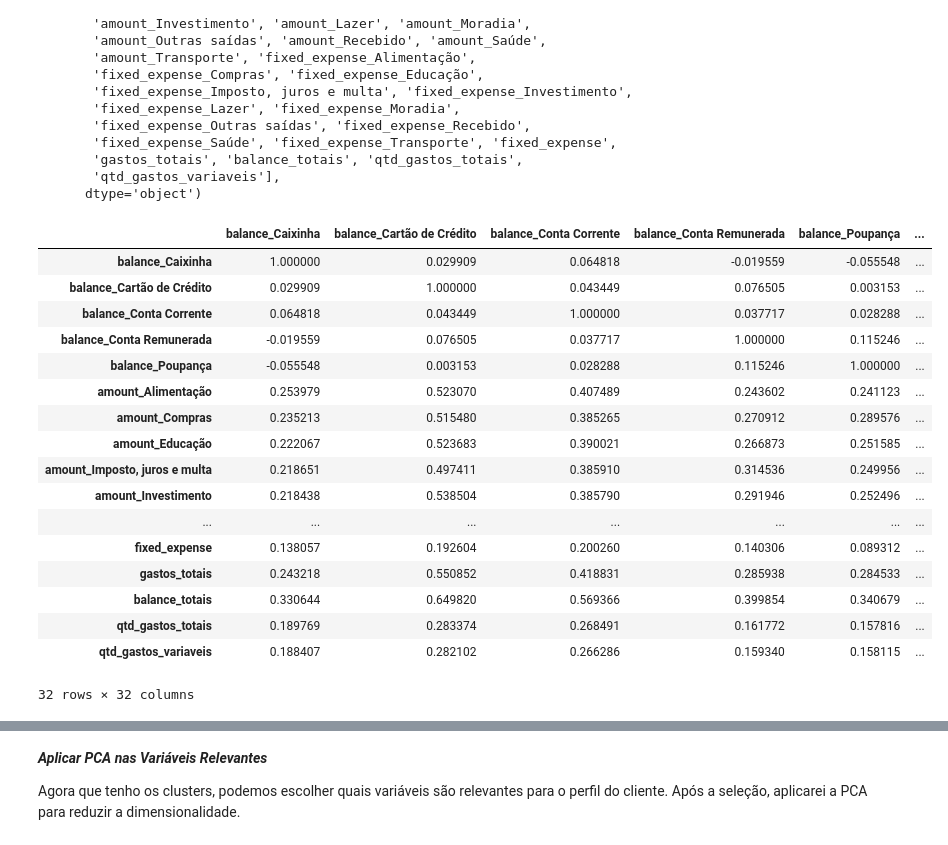
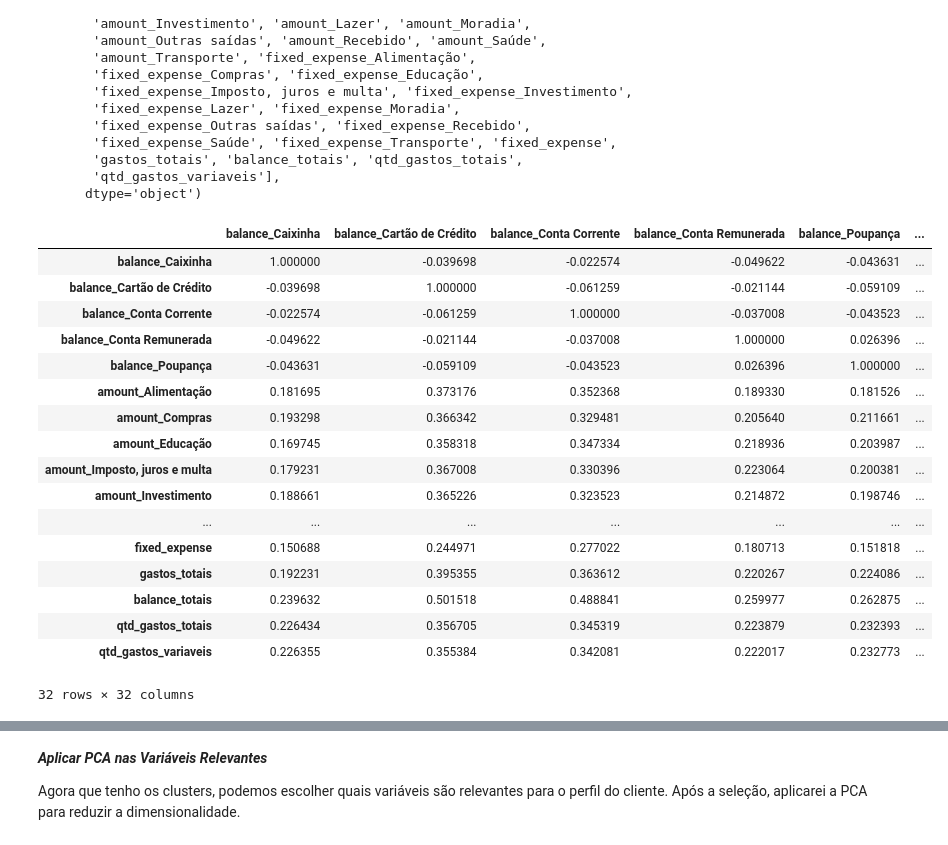
Before and after one commit to PeterRibs/personal_finances, a Jupyter notebook: project_personal_finances.ipynb, the cells around one changed output, grey strips where cells are left out. Drawn from its saved outputs; the diff is of its cells as text; code cells hidden in the pictures.

```diff
--- a/project_personal_finances.ipynb
+++ b/project_personal_finances.ipynb
@@ -1291,24 +1340,25 @@ Index(['id_person', 'suitability', 'year_trans', 'balance_Caixinha',
        'qtd_gastos_variaveis'],
       dtype='object')
 # %%
-data_total.drop('year_trans', axis=1).corr(numeric_only=True)
+# Retirando o dado de ano e verificando sua correlação. Usado correlação de Speraman pois os dados não apresentam distribuição normal
+data_total.drop('year_trans', axis=1).corr(numeric_only=True, method='spearman')
 # %% [output]
 |  | balance_Caixinha | balance_Cartão de Crédito | balance_Conta Corrente | balance_Conta Remunerada | balance_Poupança | ... |
-| balance_Caixinha | 1.000000 | 0.029909 | 0.064818 | -0.019559 | -0.055548 | ... |
-| balance_Cartão de Crédito | 0.029909 | 1.000000 | 0.043449 | 0.076505 | 0.003153 | ... |
-| balance_Conta Corrente | 0.064818 | 0.043449 | 1.000000 | 0.037717 | 0.028288 | ... |
-| balance_Conta Remunerada | -0.019559 | 0.076505 | 0.037717 | 1.000000 | 0.115246 | ... |
-| balance_Poupança | -0.055548 | 0.003153 | 0.028288 | 0.115246 | 1.000000 | ... |
-| amount_Alimentação | 0.253979 | 0.523070 | 0.407489 | 0.243602 | 0.241123 | ... |
-| amount_Compras | 0.235213 | 0.515480 | 0.385265 | 0.270912 | 0.289576 | ... |
-| amount_Educação | 0.222067 | 0.523683 | 0.390021 | 0.266873 | 0.251585 | ... |
-| amount_Imposto, juros e multa | 0.218651 | 0.497411 | 0.385910 | 0.314536 | 0.249956 | ... |
-| amount_Investimento | 0.218438 | 0.538504 | 0.385790 | 0.291946 | 0.252496 | ... |
+| balance_Caixinha | 1.000000 | -0.039698 | -0.022574 | -0.049622 | -0.043631 | ... |
+| balance_Cartão de Crédito | -0.039698 | 1.000000 | -0.061259 | -0.021144 | -0.059109 | ... |
+| balance_Conta Corrente | -0.022574 | -0.061259 | 1.000000 | -0.037008 | -0.043523 | ... |
+| balance_Conta Remunerada | -0.049622 | -0.021144 | -0.037008 | 1.000000 | 0.026396 | ... |
+| balance_Poupança | -0.043631 | -0.059109 | -0.043523 | 0.026396 | 1.000000 | ... |
+| amount_Alimentação | 0.181695 | 0.373176 | 0.352368 | 0.189330 | 0.181526 | ... |
+| amount_Compras | 0.193298 | 0.366342 | 0.329481 | 0.205640 | 0.211661 | ... |
+| amount_Educação | 0.169745 | 0.358318 | 0.347334 | 0.218936 | 0.203987 | ... |
+| amount_Imposto, juros e multa | 0.179231 | 0.367008 | 0.330396 | 0.223064 | 0.200381 | ... |
+| amount_Investimento | 0.188661 | 0.365226 | 0.323523 | 0.214872 | 0.198746 | ... |
 | ... | ... | ... | ... | ... | ... | ... |
-| fixed_expense | 0.138057 | 0.192604 | 0.200260 | 0.140306 | 0.089312 | ... |
-| gastos_totais | 0.243218 | 0.550852 | 0.418831 | 0.285938 | 0.284533 | ... |
-| balance_totais | 0.330644 | 0.649820 | 0.569366 | 0.399854 | 0.340679 | ... |
-| qtd_gastos_totais | 0.189769 | 0.283374 | 0.268491 | 0.161772 | 0.157816 | ... |
-| qtd_gastos_variaveis | 0.188407 | 0.282102 | 0.266286 | 0.159340 | 0.158115 | ... |
+| fixed_expense | 0.150688 | 0.244971 | 0.277022 | 0.180713 | 0.151818 | ... |
+| gastos_totais | 0.192231 | 0.395355 | 0.363612 | 0.220267 | 0.224086 | ... |
+| balance_totais | 0.239632 | 0.501518 | 0.488841 | 0.259977 | 0.262875 | ... |
+| qtd_gastos_totais | 0.226434 | 0.356705 | 0.345319 | 0.223879 | 0.232393 | ... |
+| qtd_gastos_variaveis | 0.226355 | 0.355384 | 0.342081 | 0.222017 | 0.232773 | ... |
 32 rows × 32 columns
 # %%
```
Also changed, not shown: parts of 122 cells of this notebook, 2 other files.
